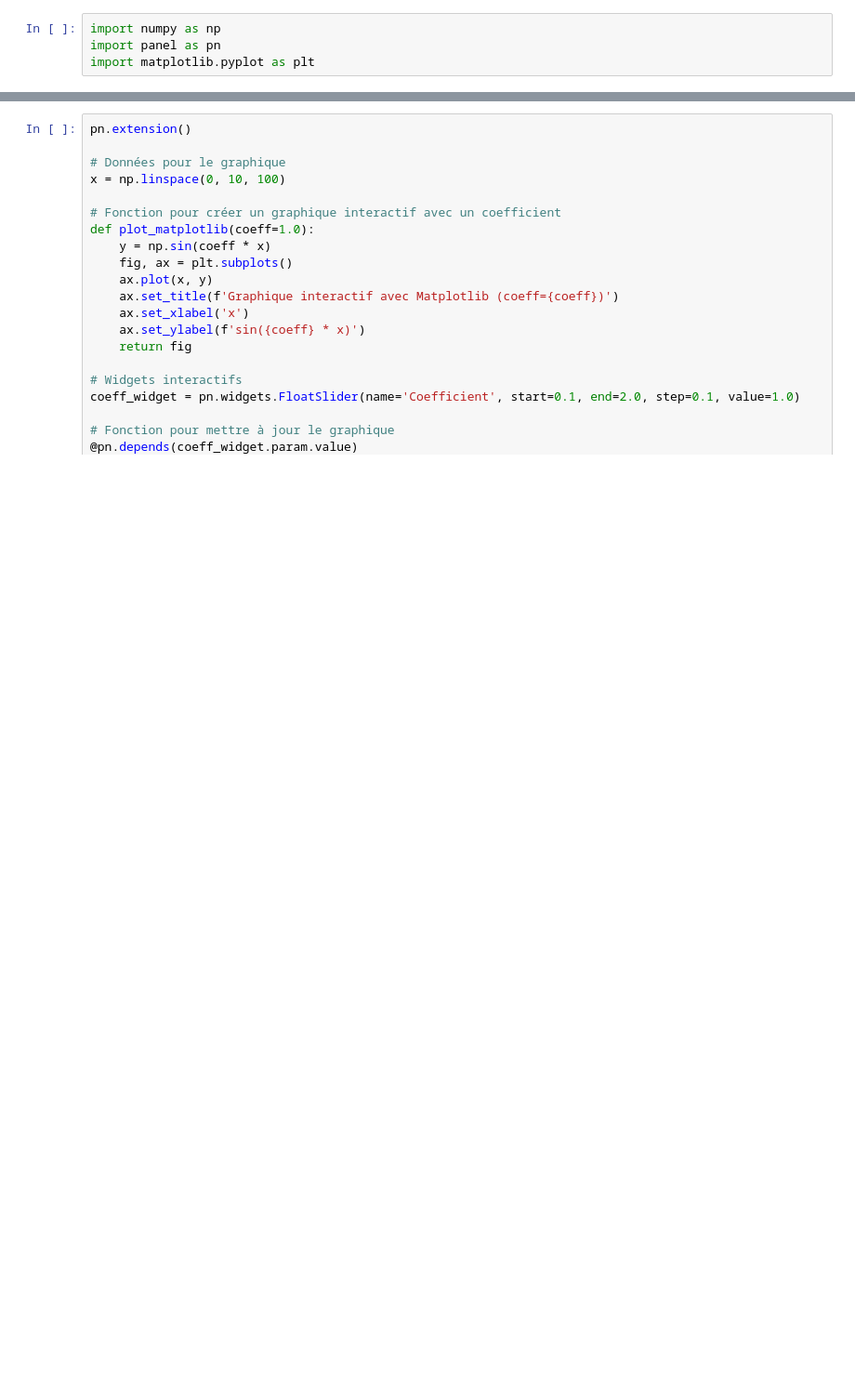
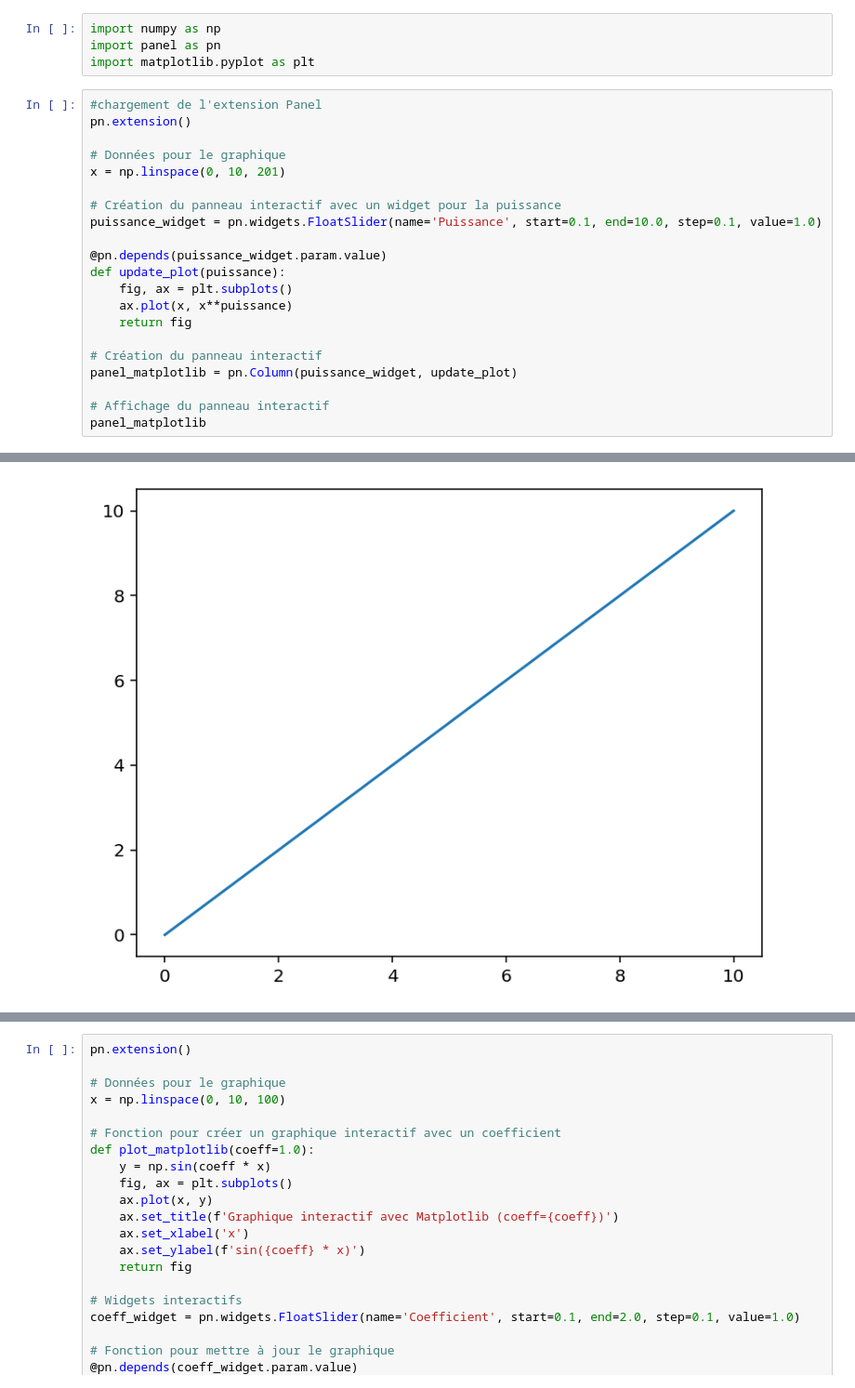
Before and after one commit to ZorroLeVrai/Python.Bureautique, a Jupyter notebook: Notebooks/graphiques_interactifs.ipynb, the cells around one changed output, grey strips where cells are left out. Shown: that part at 93% size. Cells and saved outputs as stored; diff of their text form; blank space fills up the shorter version.

```diff
--- a/Notebooks/graphiques_interactifs.ipynb
+++ b/Notebooks/graphiques_interactifs.ipynb
@@ -2,3 +2,25 @@
 import numpy as np
 import panel as pn
 import matplotlib.pyplot as plt
+# %%
+#chargement de l'extension Panel
+pn.extension()
+
+# Données pour le graphique
+x = np.linspace(0, 10, 201)
+
+# Création du panneau interactif avec un widget pour la puissance
+puissance_widget = pn.widgets.FloatSlider(name='Puissance', start=0.1, end=10.0, step=0.1, value=1.0)
+
+@pn.depends(puissance_widget.param.value)
+def update_plot(puissance):
+    fig, ax = plt.subplots()
+    ax.plot(x, x**puissance)
+    return fig
+
+# Création du panneau interactif
+panel_matplotlib = pn.Column(puissance_widget, update_plot)
+
+# Affichage du panneau interactif
+panel_matplotlib
+# %% [output]
@@ -5,3 +30,4 @@ import matplotlib.pyplot as plt
+[figure, added]
 # %%
 #chargement de l'extension Panel
 pn.extension()
```
Also changed, not shown: parts of 2 cells of this notebook.
